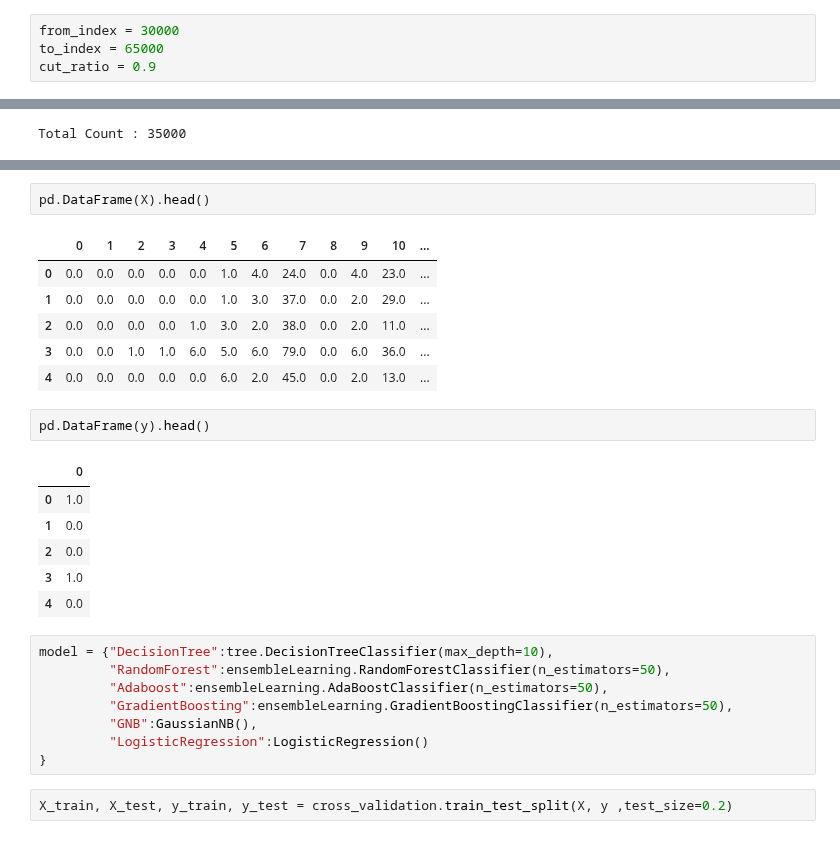
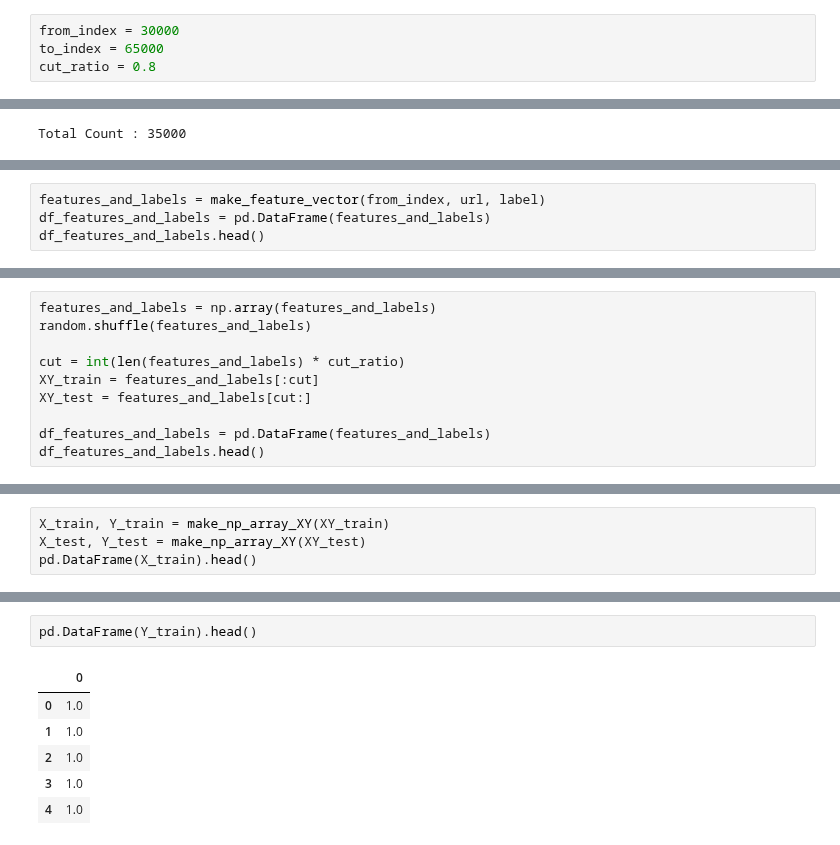
Before and after one commit to nileshjoshi15/DataDrivenProject, a Jupyter notebook: URL Classifier.ipynb, the cells around one changed output, grey strips where cells are left out. Drawn from its saved outputs; the diff is of its cells as text.

```diff
--- a/URL Classifier.ipynb
+++ b/URL Classifier.ipynb
@@ -221,4 +258,4 @@ def make_np_array_XY(xy):
 # %%
 from_index = 30000
 to_index = 65000
-cut_ratio = 0.9
+cut_ratio = 0.8
@@ -303,0 +451,4 @@ dfRequired_trim.head()
+# %%
+features_and_labels = make_feature_vector(from_index, url, label)
+df_features_and_labels = pd.DataFrame(features_and_labels)
+df_features_and_labels.head()
@@ -348,0 +466,10 @@ y = featureSet['label'].values
+# %%
+features_and_labels = np.array(features_and_labels)
+random.shuffle(features_and_labels)
+
+cut = int(len(features_and_labels) * cut_ratio)
+XY_train = features_and_labels[:cut]
+XY_test = features_and_labels[cut:]
+
+df_features_and_labels = pd.DataFrame(features_and_labels)
+df_features_and_labels.head()
@@ -348,0 +483,4 @@ y = featureSet['label'].values
+# %%
+X_train, Y_train = make_np_array_XY(XY_train)
+X_test, Y_test = make_np_array_XY(XY_test)
+pd.DataFrame(X_train).head()
@@ -349,28 +494,9 @@ y = featureSet['label'].values
 # %%
-pd.DataFrame(X).head()
+pd.DataFrame(Y_train).head()
 # %% [output]
-|  | 0 | 1 | 2 | 3 | 4 | 5 | 6 | 7 | 8 | 9 | 10 | ... |
-| 0 | 0.0 | 0.0 | 0.0 | 0.0 | 0.0 | 1.0 | 4.0 | 24.0 | 0.0 | 4.0 | 23.0 | ... |
-| 1 | 0.0 | 0.0 | 0.0 | 0.0 | 0.0 | 1.0 | 3.0 | 37.0 | 0.0 | 2.0 | 29.0 | ... |
-| 2 | 0.0 | 0.0 | 0.0 | 0.0 | 1.0 | 3.0 | 2.0 | 38.0 | 0.0 | 2.0 | 11.0 | ... |
-| 3 | 0.0 | 0.0 | 1.0 | 1.0 | 6.0 | 5.0 | 6.0 | 79.0 | 0.0 | 6.0 | 36.0 | ... |
-| 4 | 0.0 | 0.0 | 0.0 | 0.0 | 0.0 | 6.0 | 2.0 | 45.0 | 0.0 | 2.0 | 13.0 | ... |
+|  | 0 |
+| 0 | 1.0 |
+| 1 | 1.0 |
+| 2 | 1.0 |
+| 3 | 1.0 |
+| 4 | 1.0 |
-# %%
-pd.DataFrame(y).head()
-# %% [output]
-|  | 0 |
-| 0 | 1.0 |
-| 1 | 0.0 |
-| 2 | 0.0 |
-| 3 | 1.0 |
-| 4 | 0.0 |
-# %%
-model = {"DecisionTree":tree.DecisionTreeClassifier(max_depth=10),
-         "RandomForest":ensembleLearning.RandomForestClassifier(n_estimators=50),
-         "Adaboost":ensembleLearning.AdaBoostClassifier(n_estimators=50),
-         "GradientBoosting":ensembleLearning.GradientBoostingClassifier(n_estimators=50),
-         "GNB":GaussianNB(),
-         "LogisticRegression":LogisticRegression()
-}
-# %%
-X_train, X_test, y_train, y_test = cross_validation.train_test_split(X, y ,test_size=0.2)
```
Also changed, not shown: parts of 52 cells of this notebook.
